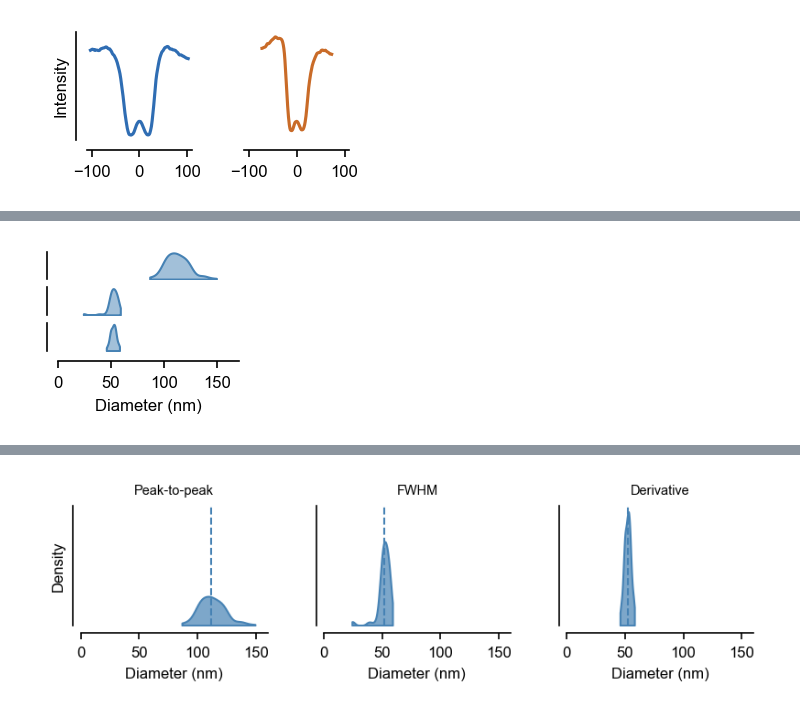
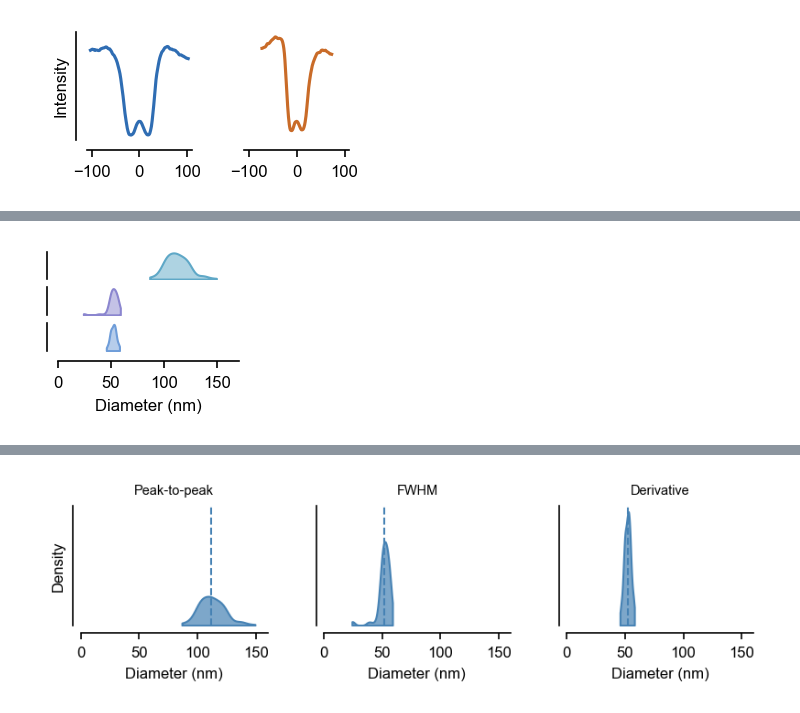
Before and after one commit to jaimemcc/fenestrations, a Jupyter notebook: notebooks/paper1_diameter.ipynb, the cells around one changed output, grey strips where cells are left out. Cells and saved outputs as stored; diff of their text form; code cells hidden in the pictures.

Commit message:
fixed diameter calcs

```diff
--- a/notebooks/paper1_diameter.ipynb
+++ b/notebooks/paper1_diameter.ipynb
@@ -392,39 +353,39 @@ f, ax = plt.subplots(
 )
 
 kde_specs = [
-    ("diameter_p2p_nm", "P2P", diameter_color),
-    ("diameter_fwhm_nm", "FWHM", diameter_color),
-    ("diameter_deriv_nm", "Derivative", diameter_color),
+    ("mean_diameter_p2p_nm", "P2P", profile_p2p_color),
+    ("mean_diameter_fwhm_nm", "FWHM", profile_fwhm_color),
+    ("mean_diameter_deriv_nm", "Derivative", profile_deriv_color),
 ]
 
 for i, (col, label, color) in enumerate(kde_specs):
-    vals = profile_diams_df[col].dropna()
+    vals = summary_df[col].dropna()
     if len(vals) > 1:
         sns.kdeplot(data=vals, fill=True, ax=ax[i], color=color, alpha=0.5, cut=0)
 
     ax[i].set_xlim(xlims)
     ax[i].set_yticks([])
     # ax[i].set_ylabel(label, rotation=0, ha="right", va="center", labelpad=12)
     ax[i].set_ylabel("")
 
     if i < 2:
         ax[i].set_xlabel("")
 
     sns.despine(ax=ax[i], offset=5)
 
 xlims = (0, 170)
 
 for axis in ax[:2]:
     sns.despine(ax=axis, bottom=True)
     axis.set_xticks([])
     axis.set_xlim(xlims)
 
 ax[-1].set_xlabel("Diameter (nm)")
 ax[-1].set_xticks([0, 50, 100, 150])
 ax[-1].set_xlim(xlims)
 
 if SAVEFIGS:
     save_figure_atomic(f, FIGSFOLDER / "diameter_profiles")
 # %% [output]
-[figure, old version]
+[figure, new version]
 # %%
```
Also changed, not shown: parts of 8 cells of this notebook, 1 other file.
